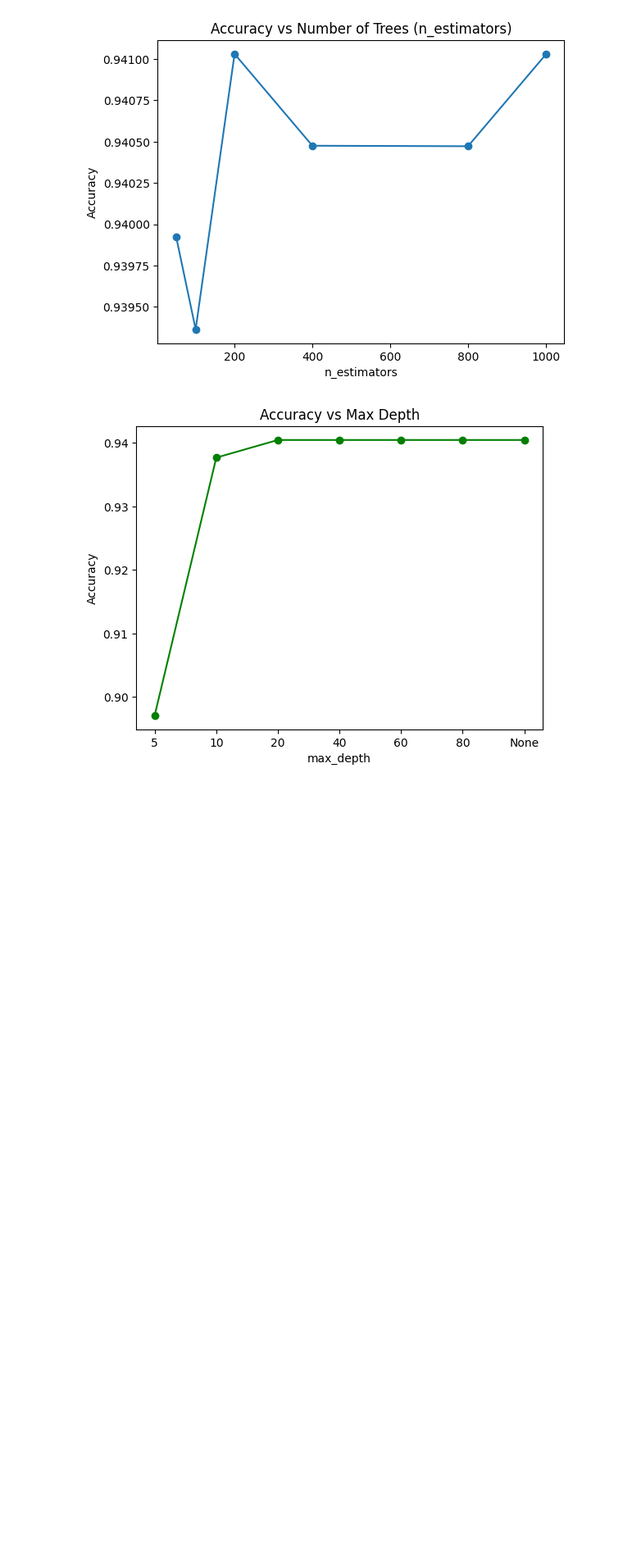
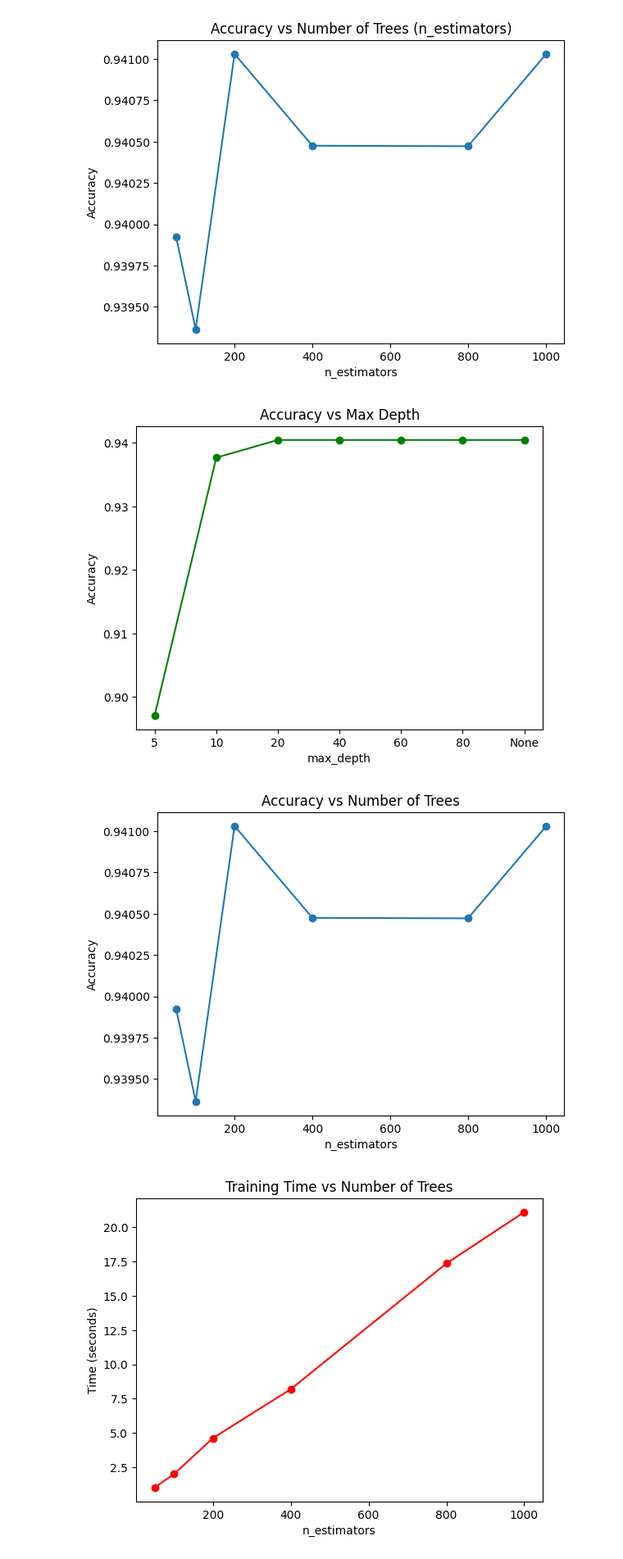
Before and after one commit to peeka-boo0/ml-learning-journey, a Jupyter notebook: notebooks/Day_9_gridsearchcv_decisiontree.ipynb, the cells around one changed output. Shown at 82% size. Cells and saved outputs as stored; diff of their text form; code cells hidden in the pictures; blank space fills up the shorter version.

```diff
--- a/notebooks/Day_9_gridsearchcv_decisiontree.ipynb
+++ b/notebooks/Day_9_gridsearchcv_decisiontree.ipynb
@@ -141,3 +141,78 @@ plt.show()
 # %% [output]
 [figure]
 [figure]
+# %%
+from sklearn.datasets import load_digits
+from sklearn.model_selection import cross_val_score
+from sklearn.ensemble import RandomForestClassifier
+import matplotlib.pyplot as plt
+import numpy as np
+import time
+
+# Load dataset
+digits = load_digits()
+X, y = digits.data, digits.target
+
+
+# 1️⃣ Accuracy & Training Time vs n_estimators
+n_estimators_range = [50, 100, 200, 400, 800, 1000]
+scores_n = []
+times_n = []
+
+for n in n_estimators_range:
+    model = RandomForestClassifier(n_estimators=n, max_depth=20, random_state=42)
+    start = time.time()
+    score = cross_val_score(model, X, y, cv=5, scoring="accuracy").mean()
+    end = time.time()
+
+    scores_n.append(score)
+    times_n.append(end - start)
+
+# Plot Accuracy vs n_estimators
+plt.plot(n_estimators_range, scores_n, marker="o", label="Accuracy")
+plt.title("Accuracy vs Number of Trees")
+plt.xlabel("n_estimators")
+plt.ylabel("Accuracy")
+plt.show()
+
+# Plot Training Time vs n_estimators
+plt.plot(n_estimators_range, times_n, marker="o", color="red", label="Training Time")
+plt.title("Training Time vs Number of Trees")
+plt.xlabel("n_estimators")
+plt.ylabel("Time (seconds)")
+plt.show()
+
+
+# 2️⃣ Accuracy & Training Time vs max_depth
+max_depth_range = [5, 10, 20, 40, 60, 80, None]
+scores_d = []
+times_d = []
+
+for d in max_depth_range:
+    model = RandomForestClassifier(n_estimators=300, max_depth=d, random_state=42)
+    start = time.time()
+    score = cross_val_score(model, X, y, cv=5, scoring="accuracy").mean()
+    end = time.time()
+
+    scores_d.append(score)
+    times_d.append(end - start)
+
+# Convert "None" to string for plotting
+labels = [str(d) for d in max_depth_range]
+
+# Plot Accuracy vs max_depth
+plt.plot(labels, scores_d, marker="o", color="green")
+plt.title("Accuracy vs Max Depth")
+plt.xlabel("max_depth")
+plt.ylabel("Accuracy")
+plt.show()
+
+# Plot Training Time vs max_depth
+plt.plot(labels, times_d, marker="o", color="orange")
+plt.title("Training Time vs Max Depth")
+plt.xlabel("max_depth")
+plt.ylabel("Time (seconds)")
+plt.show()
+# %% [output]
+[figure, added]
+[figure, added]
```
Also changed, not shown: parts of 1 cell of this notebook.
